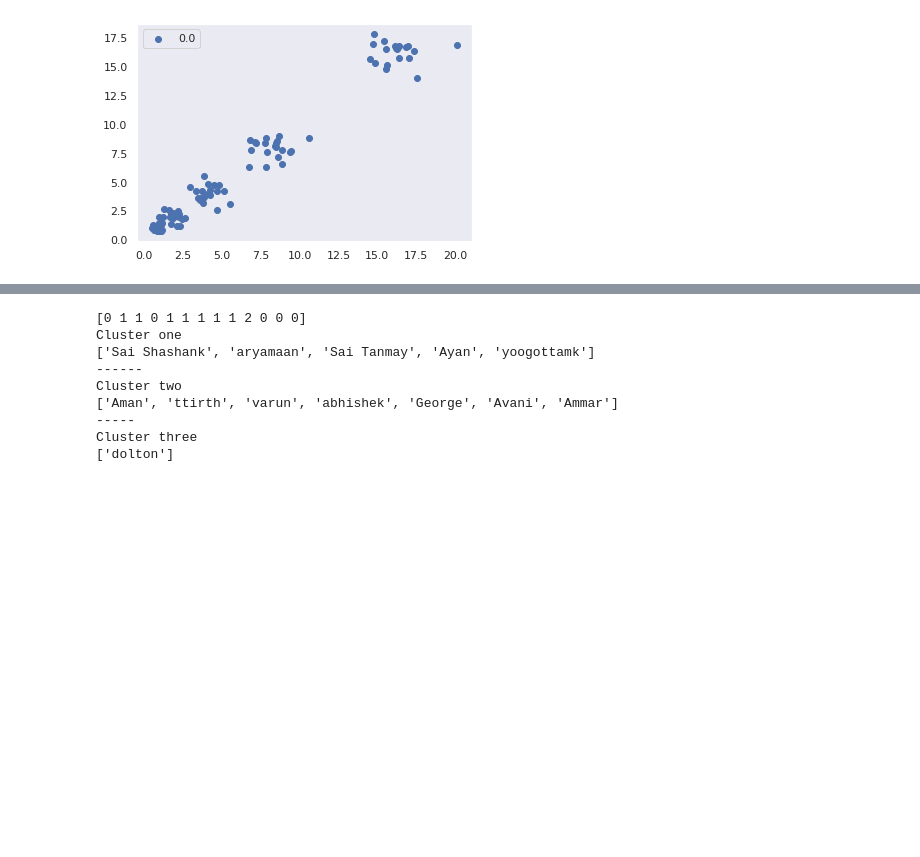
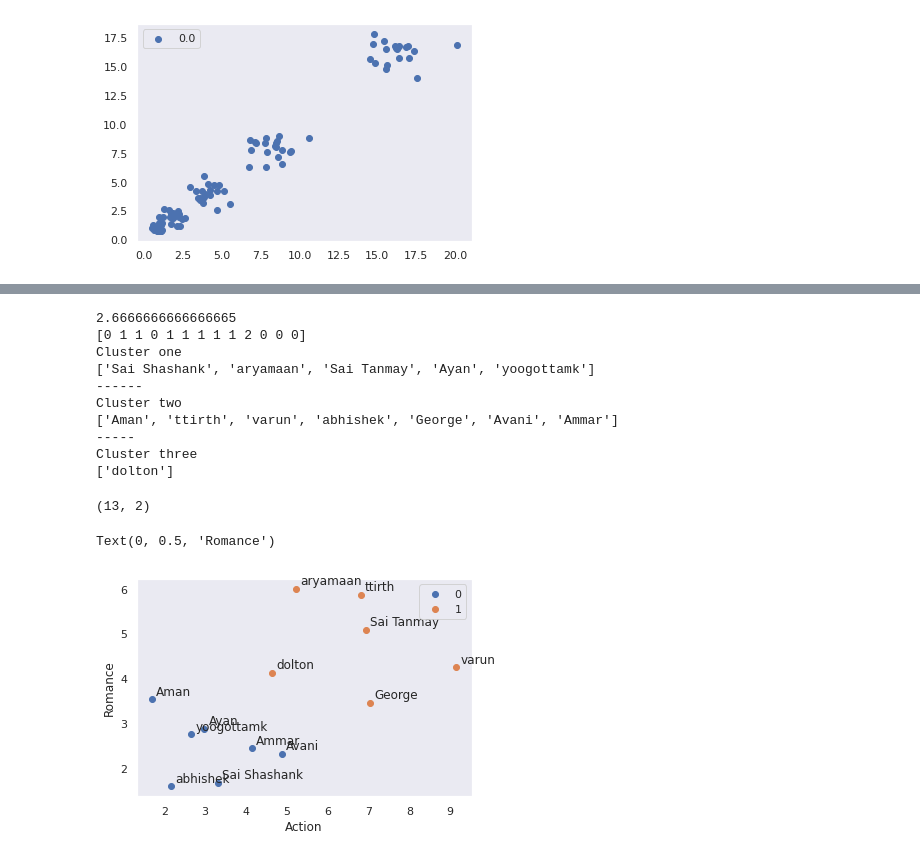
Before and after one commit to Amangoel32/CVITWorkshop, a Jupyter notebook: Day8KMeansCVIT.ipynb, the cells around one changed output, grey strips where cells are left out. Saved outputs shown, nothing was run; the diff lists cells and outputs as text; code cells hidden in the pictures; blank space fills up the shorter version.

Commit message:
KMeans day 8 and hw

```diff
--- a/Day8KMeansCVIT.ipynb
+++ b/Day8KMeansCVIT.ipynb
@@ -291,6 +267,7 @@ for i in os.listdir():
     data.append(json.loads(f.read()))
     f.close()
 b=np.zeros((1,20))
+print(data[0]['genre_freq_divided']['Action'])
 for i in range(13):
   val=list(data[i]['genre_freq_divided'].values())
   val=np.array(val)
@@ -321,6 +298,7 @@ print("-----")
 print("Cluster three")
 print(val3)
 # %% [output]
+2.6666666666666665
 [0 1 1 0 1 1 1 1 1 2 0 0 0]
 Cluster one
 ['Sai Shashank', 'aryamaan', 'Sai Tanmay', 'Ayan', 'yoogottamk']
@@ -330,3 +308,51 @@ Cluster two
 -----
 Cluster three
 ['dolton']
+# %%
+def plot_clusters2(points, cluster_labels,labels,offset=0.1,show_annotation=True):
+  cluster_labels=np.array(cluster_labels)
+  un_clusters=np.unique(cluster_labels)
+  points=np.array(points)
+  samples=points.shape[0]
+
+
+
+  for cluster in un_clusters:
+    if(cluster_labels == cluster).any():
+      plt.scatter(points[cluster_labels==cluster,0],points[cluster_labels==cluster,1],label=cluster)
+
+  if show_annotation:
+    for i in range(samples):
+      plt.annotate(labels[i],(points[i,0]+offset,points[i,1]+offset))
+  plt.legend()
+# %%
+import json,os
+# from sklearn.cluster import KMeans
+# f = open("final_Ammar.json", "r")
+data=[]
+for i in os.listdir():
+  if(i[0:5]=='final'):
+    f=open(i,"r")
+    data.append(json.loads(f.read()))
+    f.close()
+b=np.zeros((1,2))
+for i in range(13):
+  val1=data[i]['genre_freq_divided']['Action']
+  val2=data[i]['genre_freq_divided']['Romance']
+  val1=np.array(val1)
+  val2=np.array(val2)
+  val3=np.array([val1,val2])
+  val3=np.expand_dims(val3,axis=0)
+  b=np.vstack([b,val3])
+b=b[1:b.shape[0],:]
+print(b.shape)
+points=b
+labels=['Sai Shashank', 'aryamaan', 'Sai Tanmay', 'Ayan', 'yoogottamk','Aman', 'ttirth', 'varun', 'abhishek', 'George', 'Avani', 'Ammar','dolton']
+cluster_labels, initial_centers, cluster_centers = KMeans(points,K)
+plot_clusters2(points,cluster_labels,labels=labels,show_annotation=True)
+plt.xlabel("Action")
+plt.ylabel("Romance")
+# %% [output]
+(13, 2)
+Text(0, 0.5, 'Romance')
+[figure, added]
```
Also changed, not shown: parts of 9 cells of this notebook.
